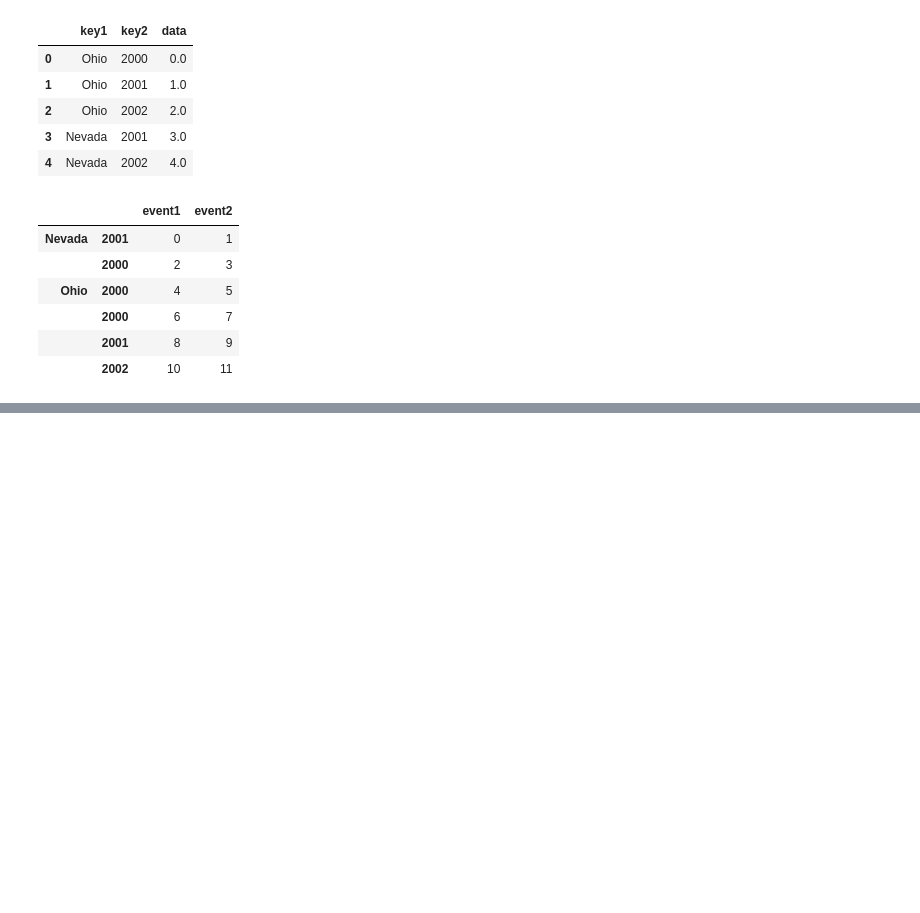
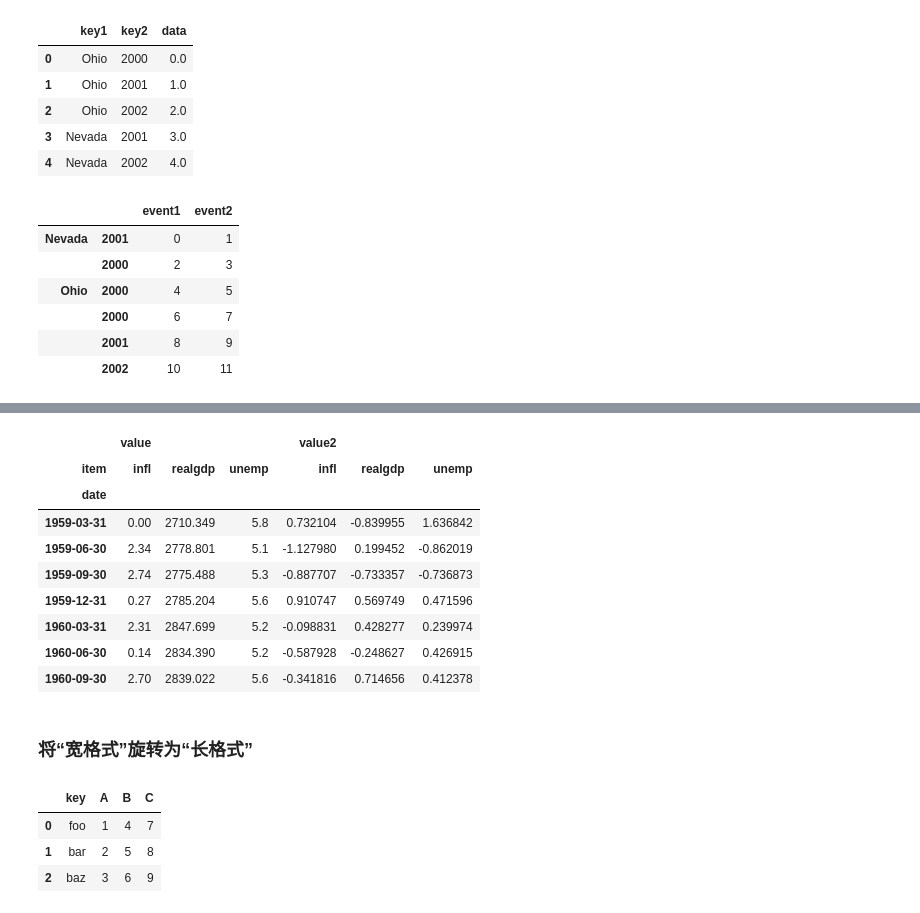
Before and after one commit to Jock2018/Datawhale-, a Jupyter notebook: task3-day7-9/Python for Data Analysis_2nd-ch08.ipynb, the cells around one changed output, grey strips where cells are left out. Saved outputs shown, nothing was run; the diff lists cells and outputs as text; code cells hidden in the pictures; blank space fills up the shorter version.

```diff
--- a/task3-day7-9/Python for Data Analysis_2nd-ch08.ipynb
+++ b/task3-day7-9/Python for Data Analysis_2nd-ch08.ipynb
@@ -514,0 +1105,17 @@ righth
+# %%
+unstacked = ldata.set_index(['date', 'item']).unstack('item')
+# %%
+unstacked[:7]
+# %% [output]
+|  | value |  |  | value2 |  |  |
+| item | infl | realgdp | unemp | infl | realgdp | unemp |
+| date |  |  |  |  |  |  |
+| 1959-03-31 | 0.00 | 2710.349 | 5.8 | 0.732104 | -0.839955 | 1.636842 |
+| 1959-06-30 | 2.34 | 2778.801 | 5.1 | -1.127980 | 0.199452 | -0.862019 |
+| 1959-09-30 | 2.74 | 2775.488 | 5.3 | -0.887707 | -0.733357 | -0.736873 |
+| 1959-12-31 | 0.27 | 2785.204 | 5.6 | 0.910747 | 0.569749 | 0.471596 |
+| 1960-03-31 | 2.31 | 2847.699 | 5.2 | -0.098831 | 0.428277 | 0.239974 |
+| 1960-06-30 | 0.14 | 2834.390 | 5.2 | -0.587928 | -0.248627 | 0.426915 |
+| 1960-09-30 | 2.70 | 2839.022 | 5.6 | -0.341816 | 0.714656 | 0.412378 |
+# %% [markdown]
+### 将“宽格式”旋转为“长格式”
@@ -514,0 +1127,7 @@ righth
+# %%
+df
+# %% [output]
+|  | key | A | B | C |
+| 0 | foo | 1 | 4 | 7 |
+| 1 | bar | 2 | 5 | 8 |
+| 2 | baz | 3 | 6 | 9 |
```
Also changed, not shown: parts of 105 cells of this notebook.
